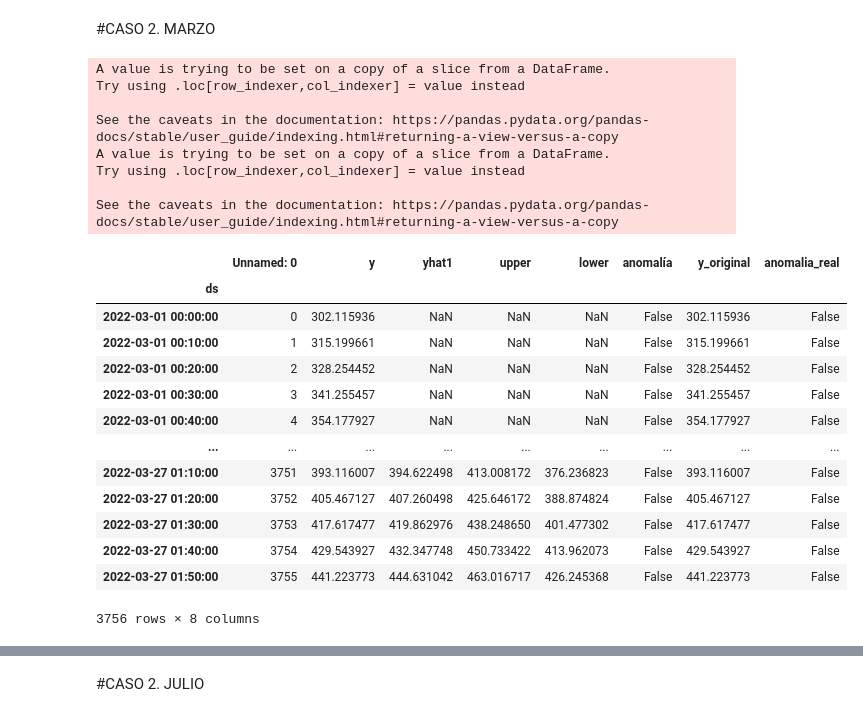
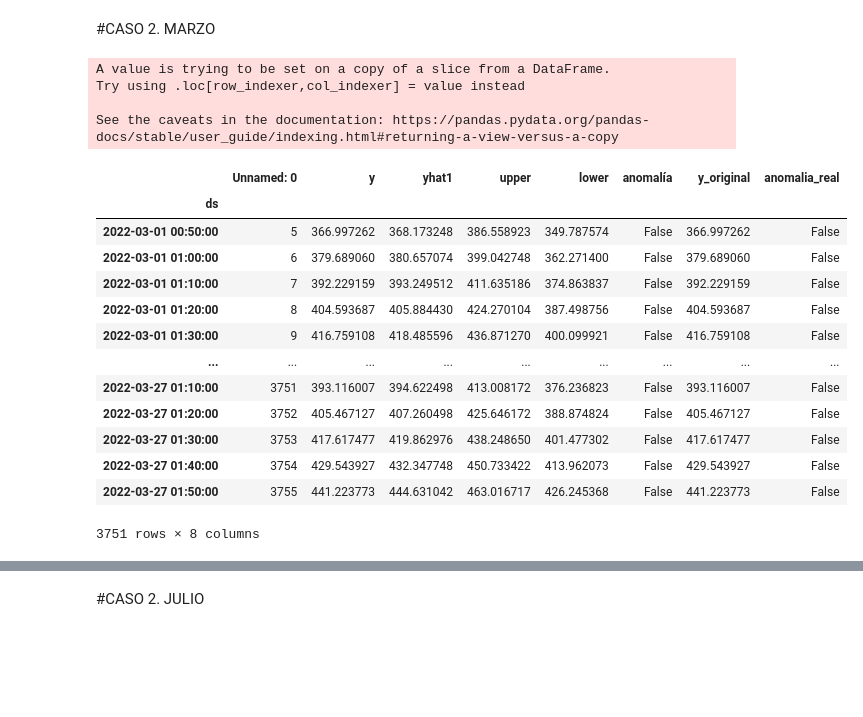
Before and after one commit to alvarofvillar/trabajopruebas, a Jupyter notebook: Estudio_Completo_Precision_Elastic.ipynb, the cells around one changed output, grey strips where cells are left out. Cells and saved outputs as stored; diff of their text form; code cells hidden in the pictures; blank space fills up the shorter version.

```diff
--- a/Estudio_Completo_Precision_Elastic.ipynb
+++ b/Estudio_Completo_Precision_Elastic.ipynb
@@ -330,7 +338,7 @@ df_final_final = df_final_final.drop_duplicates()
 # Modificar la hora para julio +2, para marzo +1
 df_final_final.index = df_final_final.index + timedelta(hours = 1)
 # Modificar fechas y nombres para caso
-df_final_marzo_caso2 = df_final_final.loc['2022-03-01 00:00:00':'2022-03-27 01:50:00']
+df_final_marzo_caso2 = df_final_final.loc['2022-03-01 00:50:00':'2022-03-27 01:50:00']
 df_final_marzo_caso2["anomalia_detect"] = df_final_marzo_caso2.anomaly_score_y > 0.0
 df_final_marzo_caso2
 df_final_marzo_caso2.to_csv("caso2_anomalias_marzo.csv")
@@ -339,10 +347,6 @@ A value is trying to be set on a copy of a slice from a DataFrame.
 Try using .loc[row_indexer,col_indexer] = value instead
 
 See the caveats in the documentation: https://pandas.pydata.org/pandas-docs/stable/user_guide/indexing.html#returning-a-view-versus-a-copy
-A value is trying to be set on a copy of a slice from a DataFrame.
-Try using .loc[row_indexer,col_indexer] = value instead
-
-See the caveats in the documentation: https://pandas.pydata.org/pandas-docs/stable/user_guide/indexing.html#returning-a-view-versus-a-copy
 # %%
 import pandas as pd
 import seaborn as sns
@@ -358,23 +362,23 @@ def root_mean_squared_error(actual, predictions):
 # %%
 df_anom_real = pd.read_csv("/content/caso2_marzo.csv", index_col="ds")
 # %%
-df_anom_real = df_anom_real.loc['2022-03-01 00:00:00':'2022-03-27 01:50:00']
+df_anom_real = df_anom_real.loc['2022-03-01 00:50:00':'2022-03-27 01:50:00']
 df_anom_real
 # %% [output]
 |  | Unnamed: 0 | y | yhat1 | upper | lower | anomalía | y_original | anomalia_real |
 | ds |  |  |  |  |  |  |  |  |
-| 2022-03-01 00:00:00 | 0 | 302.115936 | NaN | NaN | NaN | False | 302.115936 | False |
-| 2022-03-01 00:10:00 | 1 | 315.199661 | NaN | NaN | NaN | False | 315.199661 | False |
-| 2022-03-01 00:20:00 | 2 | 328.254452 | NaN | NaN | NaN | False | 328.254452 | False |
-| 2022-03-01 00:30:00 | 3 | 341.255457 | NaN | NaN | NaN | False | 341.255457 | False |
-| 2022-03-01 00:40:00 | 4 | 354.177927 | NaN | NaN | NaN | False | 354.177927 | False |
+| 2022-03-01 00:50:00 | 5 | 366.997262 | 368.173248 | 386.558923 | 349.787574 | False | 366.997262 | False |
+| 2022-03-01 01:00:00 | 6 | 379.689060 | 380.657074 | 399.042748 | 362.271400 | False | 379.689060 | False |
+| 2022-03-01 01:10:00 | 7 | 392.229159 | 393.249512 | 411.635186 | 374.863837 | False | 392.229159 | False |
+| 2022-03-01 01:20:00 | 8 | 404.593687 | 405.884430 | 424.270104 | 387.498756 | False | 404.593687 | False |
+| 2022-03-01 01:30:00 | 9 | 416.759108 | 418.485596 | 436.871270 | 400.099921 | False | 416.759108 | False |
 | ... | ... | ... | ... | ... | ... | ... | ... | ... |
 | 2022-03-27 01:10:00 | 3751 | 393.116007 | 394.622498 | 413.008172 | 376.236823 | False | 393.116007 | False |
 | 2022-03-27 01:20:00 | 3752 | 405.467127 | 407.260498 | 425.646172 | 388.874824 | False | 405.467127 | False |
 | 2022-03-27 01:30:00 | 3753 | 417.617477 | 419.862976 | 438.248650 | 401.477302 | False | 417.617477 | False |
 | 2022-03-27 01:40:00 | 3754 | 429.543927 | 432.347748 | 450.733422 | 413.962073 | False | 429.543927 | False |
 | 2022-03-27 01:50:00 | 3755 | 441.223773 | 444.631042 | 463.016717 | 426.245368 | False | 441.223773 | False |
-3756 rows × 8 columns
+3751 rows × 8 columns
 # %%
 #### Regression Metrics
 print("Mean Absolute Error (MAE): %4f" %mean_absolute_error(df_final_marzo_caso2.actual, df_final_marzo_caso2.model_median))
```
Also changed, not shown: parts of 22 cells of this notebook.
